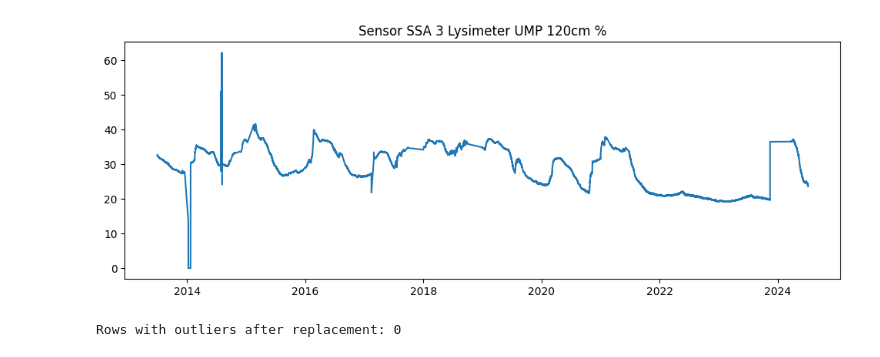
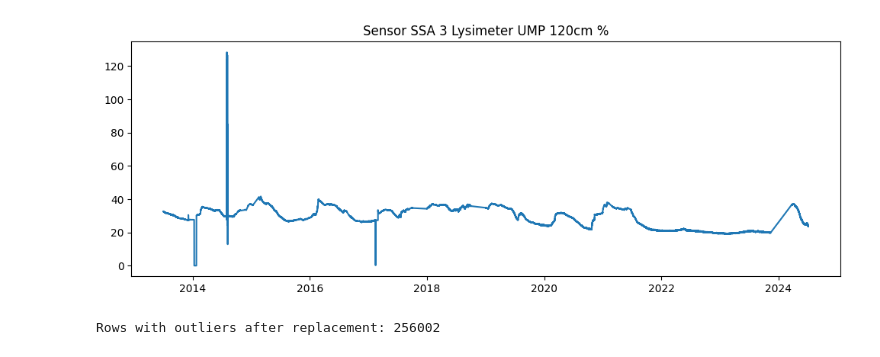
Before and after one commit to Cunoo/MasterThesis, a Jupyter notebook: src/detect_outliers.ipynb, the cells around one changed output. Cells and saved outputs as stored; diff of their text form; code cells hidden in the pictures.

```diff
--- a/src/detect_outliers.ipynb
+++ b/src/detect_outliers.ipynb
@@ -2,7 +2,7 @@
 import pandas as pd
 import matplotlib.pyplot as plt
 # %%
-df = pd.read_parquet('../data/pivot_data_hourly.parquet')
+df = pd.read_parquet('../data/pivot_data.parquet')
 
 df = df.dropna()
 # Detect outliers in pivot_data_hourly using IQR
@@ -43,4 +43,4 @@ MeasureDate
-[figure, old version]
+[figure, new version]
 # %%
 for col in df.columns:
     median = df[col].median()
@@ -53,5 +53,5 @@ IQR = Q3 - Q1
 outliers_after = ((df < (Q1 - 1.5 * IQR)) | (df > (Q3 + 1.5 * IQR)))
 print("Rows with outliers after replacement:", outliers_after.any(axis=1).sum())
 # %% [output]
-Rows with outliers after replacement: 0
+Rows with outliers after replacement: 256002
 # %%
```
Also changed, not shown: parts of 3 cells of this notebook, 2 other files.
